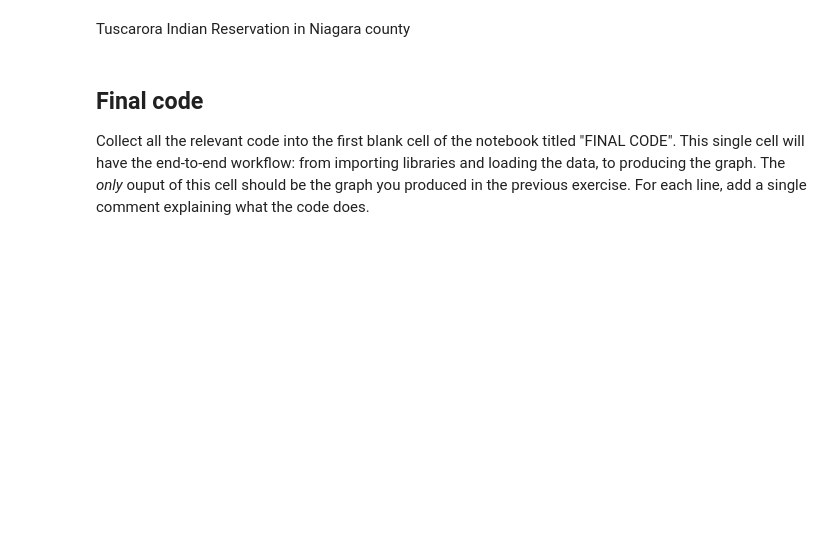
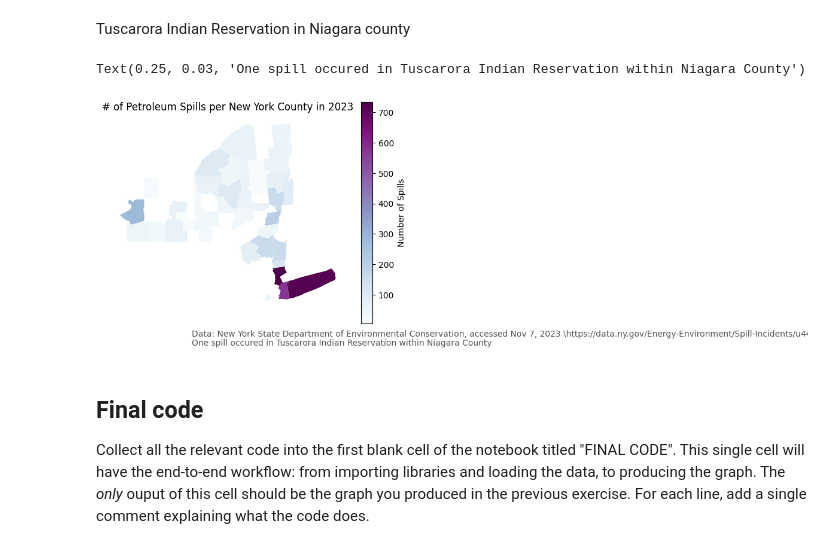
Before and after one commit to annieradams/eds-220-hwk3, a Jupyter notebook: hwk3-task1-spills.ipynb, the cells around one changed output. Cells and saved outputs as stored; diff of their text form; code cells hidden in the pictures; blank space fills up the shorter version.

```diff
--- a/hwk3-task1-spills.ipynb
+++ b/hwk3-task1-spills.ipynb
@@ -212,0 +512,3 @@ st_lawrence_index
+# %%
+# 4.
+spills_per_county.at[st_lawrence_index, 'county']= 'St. Lawrence' # find index of 50 and change name of St Lawrence to St. Lawrence
@@ -228,0 +541,4 @@ From our previous exploration we know that Tuscarora Indian Reservation will not
+# %%
+# 2.
+ny_counties = pd.merge(ny_counties,spills_per_county, how = 'inner', on = 'county') # inner join ny counties and spills on column county
+ny_counties
@@ -228,0 +559,7 @@ From our previous exploration we know that Tuscarora Indian Reservation will not
+# %%
+# your code here
+
+Niagara_county_index = ny_counties[ny_counties.county=='Niagara'].index[0] # find index where county is niagara
+ny_counties.at[Niagara_county_index, 'n_spills'] # check to see that niagara county has 88 spills
+ny_counties.at[Niagara_county_index, 'n_spills']=  ny_counties.at[Niagara_county_index, 'n_spills'] + 1 # add 1 spill to niagara county
+ny_counties[(ny_counties.county == "Niagara")] # check to see that n_spills for niagara county is now 89
@@ -243,3 +581,25 @@ Tuscarora Indian Reservation in Niagara county
+# %%
+#create chloropleth map
+ny_counties.plot(column = 'n_spills', # plot n_spills column
+                     legend = True, # show legen
+                     legend_kwds={'label': "Number of Spills",  # Add a legend title
+                      'orientation': "vertical"}, # make legend title verticle
+                     cmap= 'BuPu') # update color to blue purple
+plt.title("# of Petroleum Spills per New York County in 2023") # give the plot a title
+plt.axis('off') # get rid of plot axis
+plt.annotate("Data: New York State Department of Environmental Conservation, accessed Nov 7, 2023 \https://data.ny.gov/Energy-Environment/Spill-Incidents/u44d-k5fk",  # add data source
+            xy=(0.25, .06), # position
+            xycoords='figure fraction',
+            fontsize=10,
+            color='#555555')
+plt.annotate("One spill occured in Tuscarora Indian Reservation within Niagara County", # add a note about accounting for Tuscarora Indian Reservation
+            xy=(0.25, .03), # position
+            xycoords='figure fraction',
+            fontsize=10,
+            color='#555555')
+# %% [output]
+Text(0.25, 0.03, 'One spill occured in Tuscarora Indian Reservation within Niagara County')
+[figure, added]
 # %% [markdown]
 ## Final code
 
```
Also changed, not shown: parts of 62 cells of this notebook, 1 other file.
